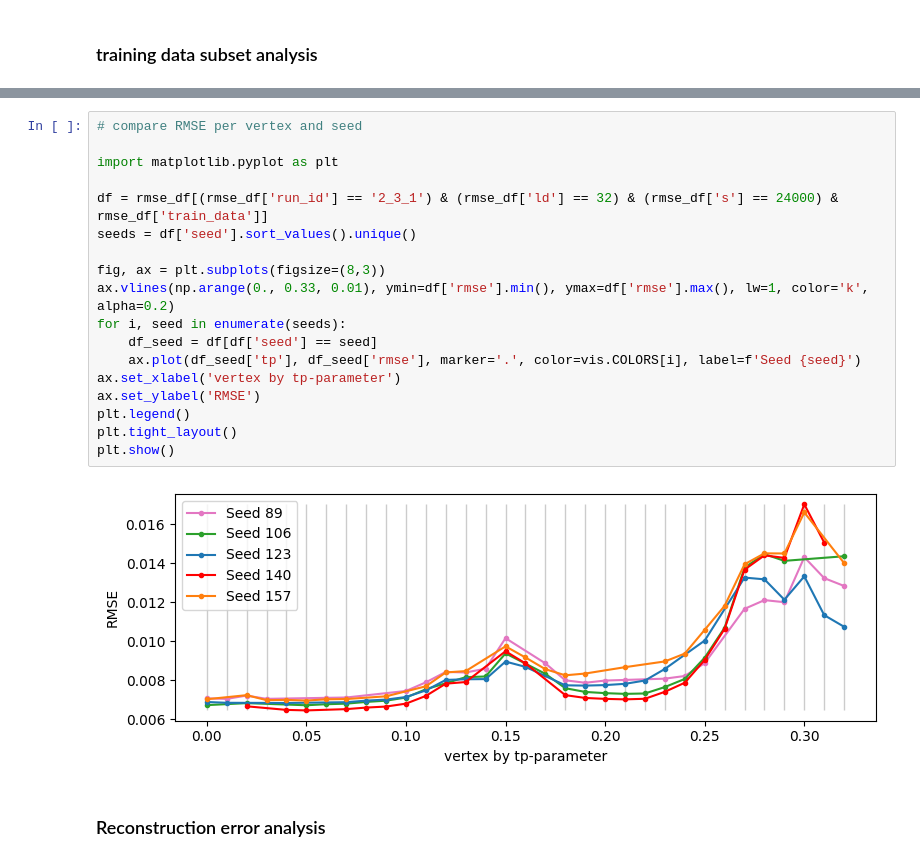
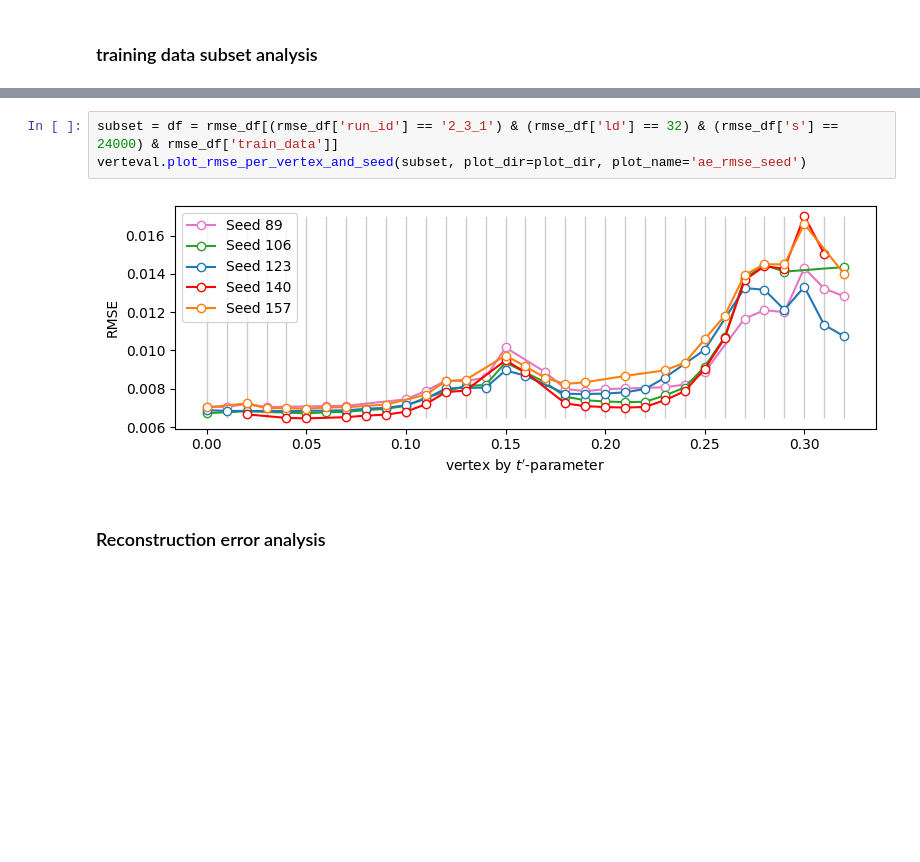
Before and after one commit to DanielSpringer/PhysML, a Jupyter notebook: notebooks/vertex/plot_results.ipynb, the cells around one changed output, grey strips where cells are left out. Drawn from its saved outputs; the diff is of its cells as text; blank space fills up the shorter version.

```diff
--- a/notebooks/vertex/plot_results.ipynb
+++ b/notebooks/vertex/plot_results.ipynb
@@ -185,22 +185,7 @@ plt.show()
 # %%
-# compare RMSE per vertex and seed
-
-import matplotlib.pyplot as plt
-
-df = rmse_df[(rmse_df['run_id'] == '2_3_1') & (rmse_df['ld'] == 32) & (rmse_df['s'] == 24000) & rmse_df['train_data']]
-seeds = df['seed'].sort_values().unique()
-
-fig, ax = plt.subplots(figsize=(8,3))
-ax.vlines(np.arange(0., 0.33, 0.01), ymin=df['rmse'].min(), ymax=df['rmse'].max(), lw=1, color='k', alpha=0.2)
-for i, seed in enumerate(seeds):
-    df_seed = df[df['seed'] == seed]
-    ax.plot(df_seed['tp'], df_seed['rmse'], marker='.', color=vis.COLORS[i], label=f'Seed {seed}')
-ax.set_xlabel('vertex by tp-parameter')
-ax.set_ylabel('RMSE')
-plt.legend()
-plt.tight_layout()
-plt.show()
+subset = df = rmse_df[(rmse_df['run_id'] == '2_3_1') & (rmse_df['ld'] == 32) & (rmse_df['s'] == 24000) & rmse_df['train_data']]
+verteval.plot_rmse_per_vertex_and_seed(subset, plot_dir=plot_dir, plot_name='ae_rmse_seed')
 # %% [output]
-[figure, old version]
+[figure, new version]
 # %% [markdown]
 ### Reconstruction error analysis
```
Also changed, not shown: parts of 13 cells of this notebook, 15 other files.
